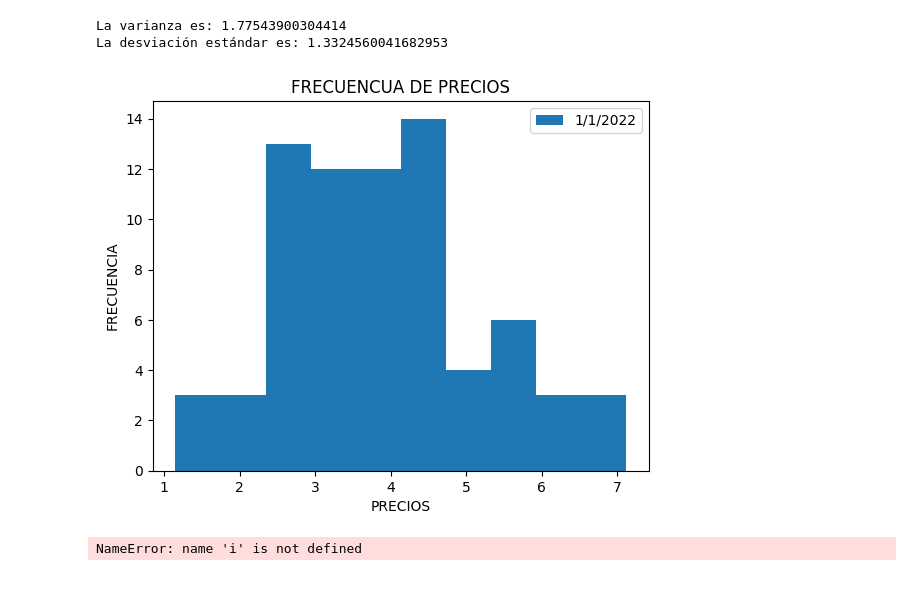
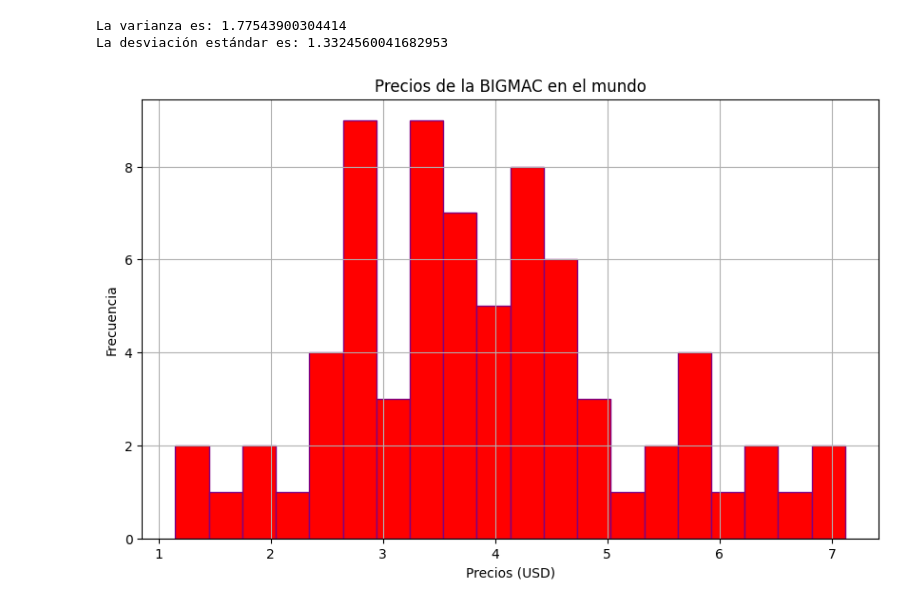
Before and after one commit to LorenGrz/Programacion, a Jupyter notebook: Python/Unidad 4.ipynb, the cells around one changed output. Saved outputs shown, nothing was run; the diff lists cells and outputs as text; code cells hidden in the pictures.

```diff
--- a/Python/Unidad 4.ipynb
+++ b/Python/Unidad 4.ipynb
@@ -496,25 +496,25 @@ print(f"La desviación estándar es: {desviacion_estandar}")
 # %% [output]
 La varianza es: 1.77543900304414
 La desviación estándar es: 1.3324560041682953
-# %%
-import pandas as pd
-import matplotlib.pyplot as plt
-
-# Agrupar los precios por fecha
-precios_por_fecha = df.groupby("FECHA")["PRECIO EN USD"]
-
-# Crear un histograma para cada país
-for pais, precios in precios_por_fecha:
-    plt.hist(precios, label=pais)
-
-# Agregar etiquetas y títulos al gráfico
-plt.xlabel("PRECIOS")
-plt.ylabel("FRECUENCIA")
-plt.title("FRECUENCUA DE PRECIOS")
-plt.legend()
-
-# Mostrar el gráfico
-plt.show()
-# %% [output]
-[figure, removed]
-NameError: name 'i' is not defined
+# %%
+import matplotlib.pyplot as plt
+
+dfprecio = df["PRECIO EN USD"]
+
+# tamaño de la figura
+plt.figure(figsize=(10, 6))
+
+# crea hist (histograma), df (datos) bins (controla el nivel de detalle en la representación de la distribución de los datos)
+#color(de la figura) edgecolor (colores de la barra)
+plt.hist(dfprecio, color = "red", bins=20, edgecolor='purple')
+
+# etiquetas y título
+plt.xlabel('Precios (USD)')
+plt.ylabel('Frecuencia')
+plt.title('Precios de la BIGMAC en el mundo')
+
+# muestra la figura
+plt.grid(True)
+plt.show()
+# %% [output]
+[figure, added]
```
Also changed, not shown: 2 other files.
